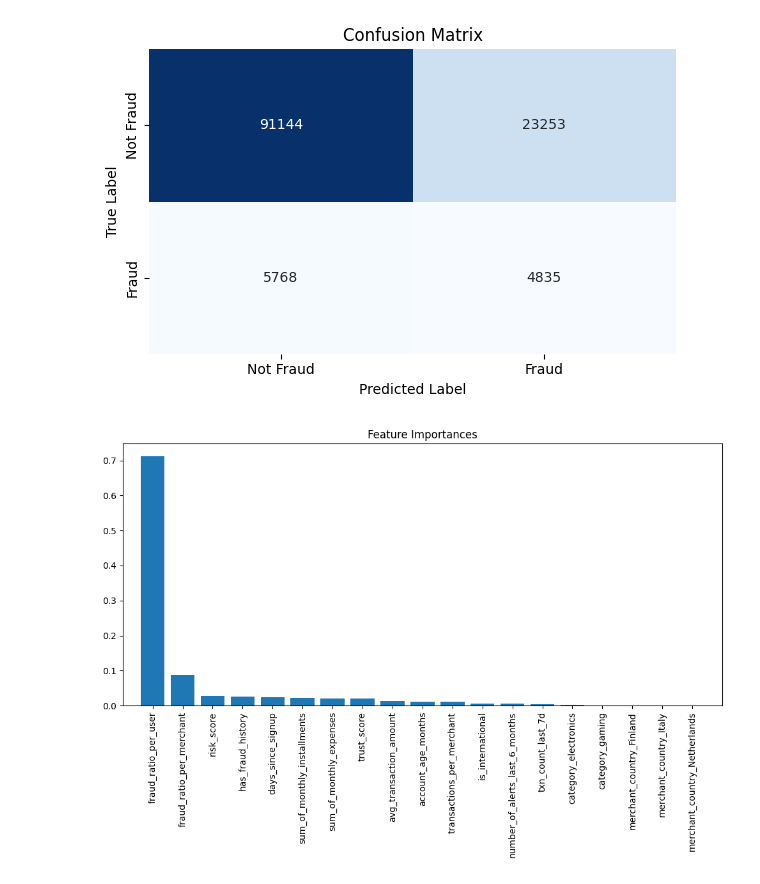
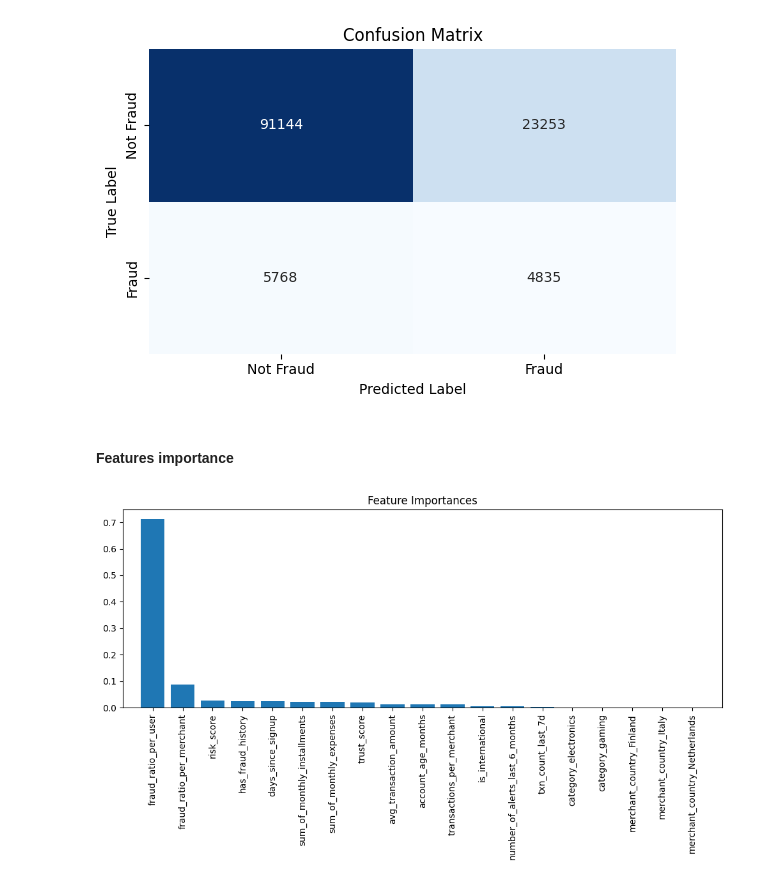
Before and after one commit to b-szczesniak/hackathon-entry, a Jupyter notebook: src/notebooks/model.ipynb, the cells around one changed output. Drawn from its saved outputs; the diff is of its cells as text; code cells hidden in the pictures.

```diff
--- a/src/notebooks/model.ipynb
+++ b/src/notebooks/model.ipynb
@@ -47,17 +40,17 @@ X_train, X_test, y_train, y_test = train_test_split(
 params = {
     'objective':        'binary:logistic',
     'eval_metric':      'auc',
-    'scale_pos_weight': 12.5,
+    'scale_pos_weight': 11,
     'learning_rate':    0.01,
-    'n_estimators':     700,
+    'n_estimators':     800,
     'max_depth':        6,
     'subsample':        0.8,
     'colsample_bytree': 0.8,
     'random_state':     42,
 }
 
-model = XGBClassifier(**params)
-model.fit(X_train, y_train)
+xgb = XGBClassifier(**params)
+xgb.fit(X_train, y_train)
 # %% [output]
 XGBClassifier(base_score=None, booster=None, callbacks=None,
               colsample_bylevel=None, colsample_bynode=None,
@@ -219,7 +190,7 @@ Dummy Model ROC AUC: 0.5000
 scaler = StandardScaler()
 X_train_scaled = scaler.fit_transform(X_train)
 X_test_scaled = scaler.transform(X_test)
-model = MLPClassifier(
+mlp = MLPClassifier(
     hidden_layer_sizes=(100, 50),
     activation='relu',
     solver='adam',
@@ -230,7 +201,7 @@ model = MLPClassifier(
     max_iter=2000,
     random_state=42
 )
-model.fit(X_train_scaled, y_train)
+mlp.fit(X_train_scaled, y_train)
 # %% [output]
 MLPClassifier(alpha=0.001, batch_size=32, hidden_layer_sizes=(100, 50),
               learning_rate='adaptive', max_iter=2000, random_state=42)
@@ -326,15 +267,9 @@ weighted avg     0.8753    0.7678    0.8107    125000
 ROC AUC: 0.7147
 [figure]
 [figure]
+# %% [markdown]
+#### Features importance
 # %%
-importances = rf.feature_importances_
-indices = np.argsort(importances)[::-1]
-plt.figure(figsize=(10, 7))
-plt.title('Feature Importances')
-plt.bar(range(X.shape[1]), importances[indices], align='center')
-plt.xticks(range(X.shape[1]), np.array(df.columns.difference([TARGET]))[indices], rotation=90)
-plt.xlim([-1, X.shape[1]])
-plt.tight_layout()
-plt.show()
+plot_feature_importance(rf, X_train.columns)
 # %% [output]
-[figure, old version]
+[figure, new version]
```
Also changed, not shown: parts of 28 cells of this notebook, 5 other files.
